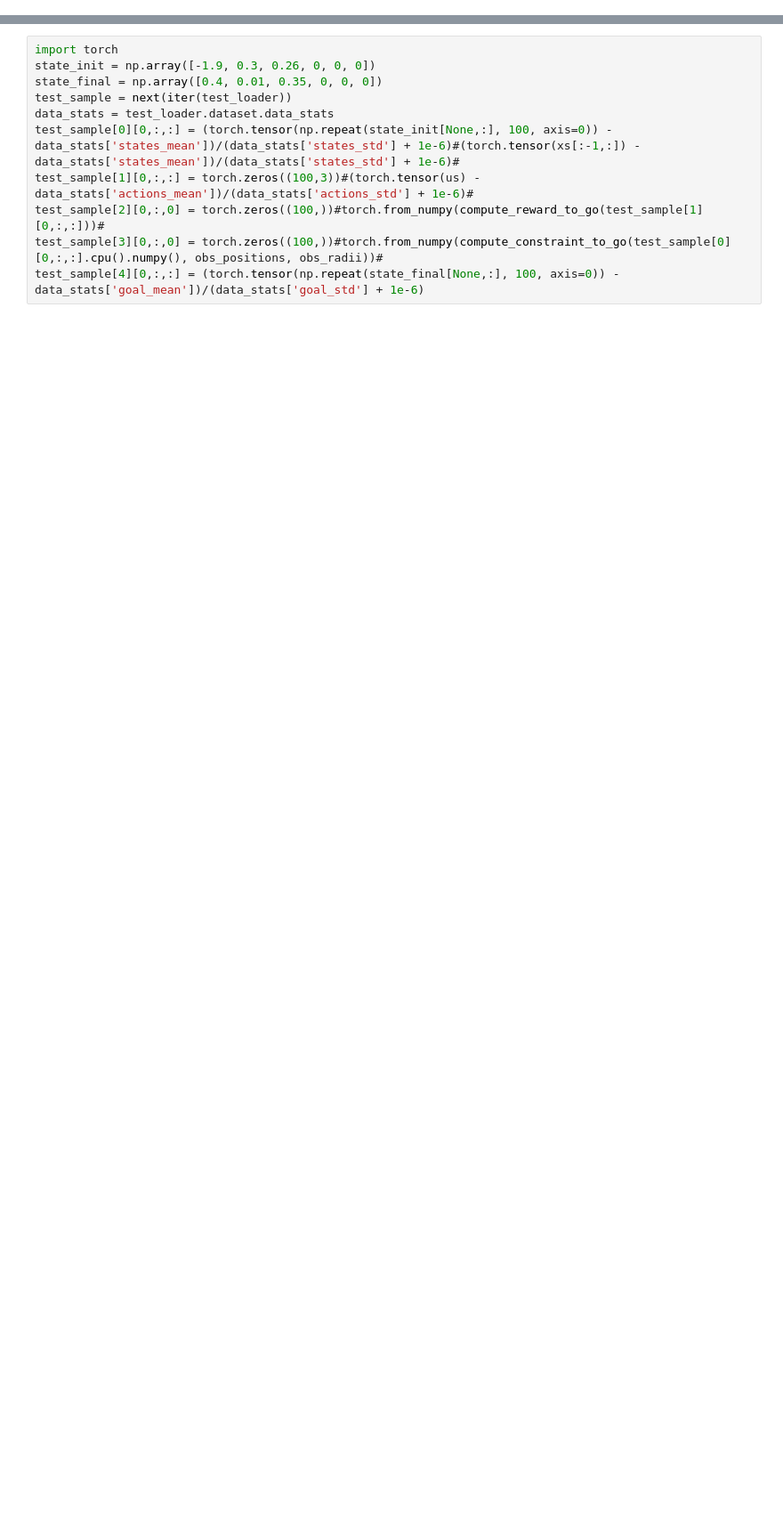
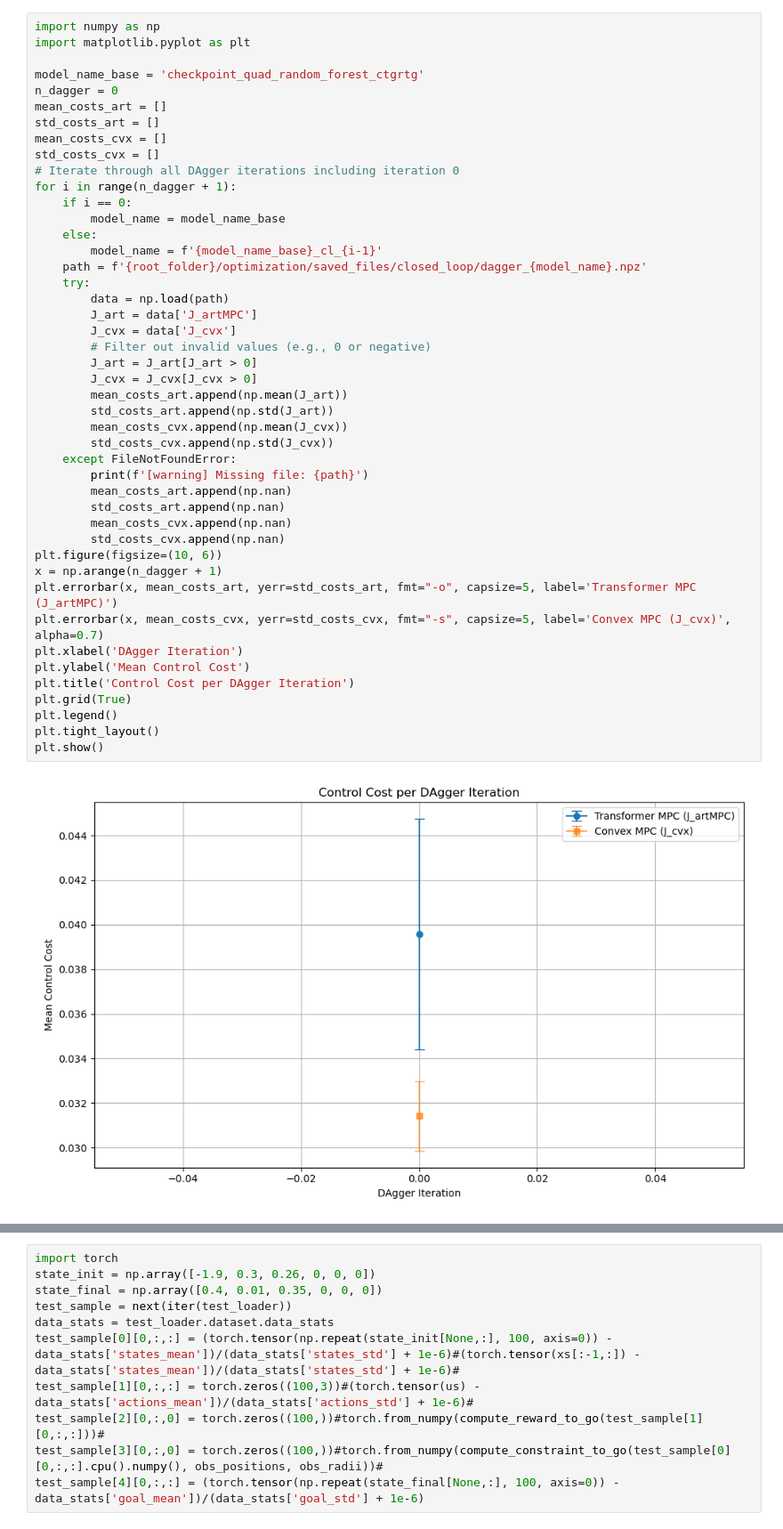
Before and after one commit to velastco/transformermpc-ral24, a Jupyter notebook: drone/decision_transformer/test_closed_loop.ipynb, the cells around one changed output, grey strips where cells are left out. Shown at 89% size. Saved outputs shown, nothing was run; the diff lists cells and outputs as text; blank space fills up the shorter version.

```diff
--- a/drone/decision_transformer/test_closed_loop.ipynb
+++ b/drone/decision_transformer/test_closed_loop.ipynb
@@ -19,3 +22,50 @@ from decision_transformer.art_closed_loop import AutonomousQuadrotorTransformerM
+# %%
+import numpy as np
+import matplotlib.pyplot as plt
+
+model_name_base = 'checkpoint_quad_random_forest_ctgrtg'
+n_dagger = 0
+mean_costs_art = []
+std_costs_art = []
+mean_costs_cvx = []
+std_costs_cvx = []
+# Iterate through all DAgger iterations including iteration 0
+for i in range(n_dagger + 1):
+    if i == 0:
+        model_name = model_name_base
+    else:
+        model_name = f'{model_name_base}_cl_{i-1}'
+    path = f'{root_folder}/optimization/saved_files/closed_loop/dagger_{model_name}.npz'
+    try:
+        data = np.load(path)
+        J_art = data['J_artMPC']
+        J_cvx = data['J_cvx']
+        # Filter out invalid values (e.g., 0 or negative)
+        J_art = J_art[J_art > 0]
+        J_cvx = J_cvx[J_cvx > 0]
+        mean_costs_art.append(np.mean(J_art))
+        std_costs_art.append(np.std(J_art))
+        mean_costs_cvx.append(np.mean(J_cvx))
+        std_costs_cvx.append(np.std(J_cvx))
+    except FileNotFoundError:
+        print(f'[warning] Missing file: {path}')
+        mean_costs_art.append(np.nan)
+        std_costs_art.append(np.nan)
+        mean_costs_cvx.append(np.nan)
+        std_costs_cvx.append(np.nan)
+plt.figure(figsize=(10, 6))
+x = np.arange(n_dagger + 1)
+plt.errorbar(x, mean_costs_art, yerr=std_costs_art, fmt="-o", capsize=5, label='Transformer MPC (J_artMPC)')
+plt.errorbar(x, mean_costs_cvx, yerr=std_costs_cvx, fmt="-s", capsize=5, label='Convex MPC (J_cvx)', alpha=0.7)
+plt.xlabel('DAgger Iteration')
+plt.ylabel('Mean Control Cost')
+plt.title('Control Cost per DAgger Iteration')
+plt.grid(True)
+plt.legend()
+plt.tight_layout()
+plt.show()
+# %% [output]
+[figure, added]
 # %%
 # Simulation configuration
 transformer_model_name = 'checkpoint_quad_random_forest_ctgrtg' #'checkpoint_rtn_v11'/'checkpoint_rtn_v01'
```
Also changed, not shown: parts of 4 cells of this notebook, 14 other files.
